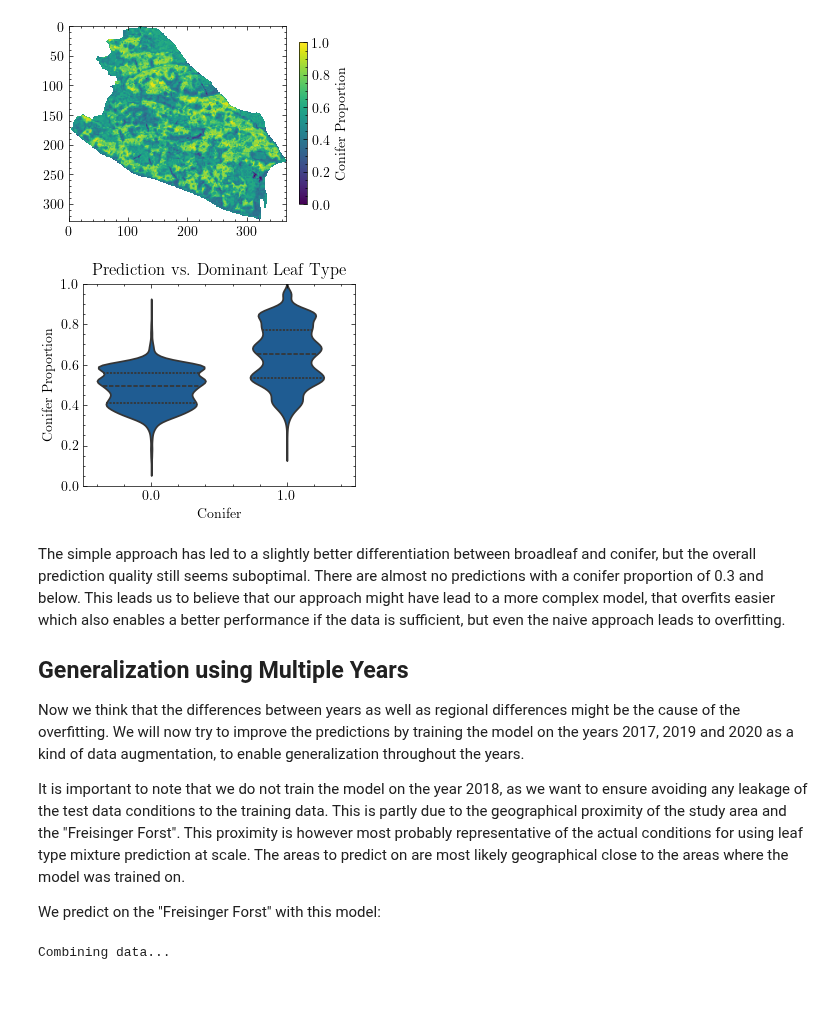
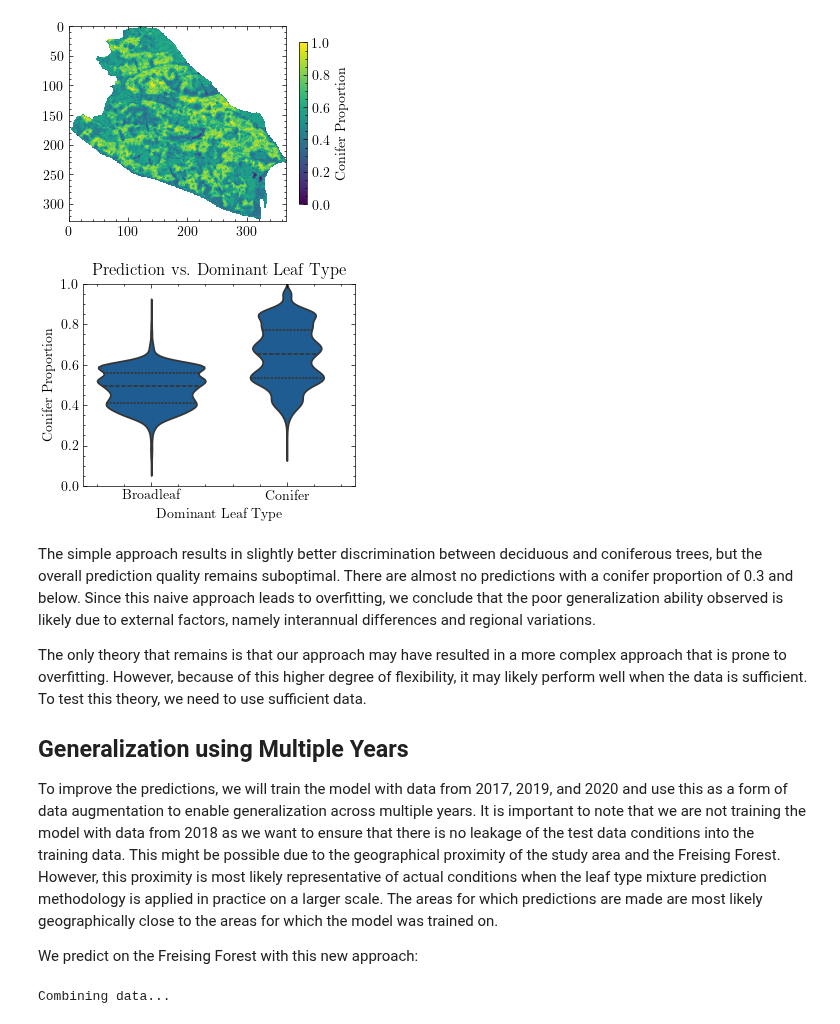
Before and after one commit to Lumcoin/leaf-type-mixture, a Jupyter notebook: notebooks/4-generalization.ipynb, the cells around one changed output. Drawn from its saved outputs; the diff is of its cells as text; code cells hidden in the pictures; blank space fills up the shorter version.

```diff
--- a/notebooks/4-generalization.ipynb
+++ b/notebooks/4-generalization.ipynb
@@ -335,29 +342,33 @@ plt.show()
 # %%
 # Compare prediction with DLT
 dominant_leaf_type = load_raster(dlt_path)
 prediction = load_raster(prediction_path)
 
 mask = prediction.notna() & dominant_leaf_type.notna()
 dominant_leaf_type = dominant_leaf_type[mask]
 prediction = prediction[mask]
 
 ax = sns.violinplot(x=dominant_leaf_type, y=prediction, inner="quart")
+ax.set_xticks([0, 1])
+ax.set_xticklabels(["Broadleaf", "Conifer"])
+ax.set_xlabel("Dominant Leaf Type")
 ax.set_title("Prediction vs. Dominant Leaf Type")
 ax.set_ylim(0, 1)
 
-plt.show()
+figure_path = f"../reports/figures/generalization/Simple Model Prediction vs. DLT.svg"
+plt.savefig(figure_path, dpi=300)
 # %% [output]
-[figure, old version]
+[figure, new version]
 # %% [markdown]
-The simple approach has led to a slightly better differentiation between broadleaf and conifer, but the overall prediction quality still seems suboptimal. There are almost no predictions with a conifer proportion of 0.3 and below. This leads us to believe that our approach might have lead to a more complex model, that overfits easier which also enables a better performance if the data is sufficient, but even the naive approach leads to overfitting.
+The simple approach results in slightly better discrimination between deciduous and coniferous trees, but the overall prediction quality remains suboptimal. There are almost no predictions with a conifer proportion of 0.3 and below. Since this naive approach leads to overfitting, we conclude that the poor generalization ability observed is likely due to external factors, namely interannual differences and regional variations.
+
+The only theory that remains is that our approach may have resulted in a more complex approach that is prone to overfitting. However, because of this higher degree of flexibility, it may likely perform well when the data is sufficient. To test this theory, we need to use sufficient data.
 
 ## Generalization using Multiple Years
 
-Now we think that the differences between years as well as regional differences might be the cause of the overfitting. We will now try to improve the predictions by training the model on the years 2017, 2019 and 2020 as a kind of data augmentation, to enable generalization throughout the years.
+To improve the predictions, we will train the model with data from 2017, 2019, and 2020 and use this as a form of data augmentation to enable generalization across multiple years. It is important to note that we are not training the model with data from 2018 as we want to ensure that there is no leakage of the test data conditions into the training data. This might be possible due to the geographical proximity of the study area and the Freising Forest. However, this proximity is most likely representative of actual conditions when the leaf type mixture prediction methodology is applied in practice on a larger scale. The areas for which predictions are made are most likely geographically close to the areas for which the model was trained on.
 
-It is important to note that we do not train the model on the year 2018, as we want to ensure avoiding any leakage of the test data conditions to the training data. This is partly due to the geographical proximity of the study area and the "Freisinger Forst". This proximity is however most probably representative of the actual conditions for using leaf type mixture prediction at scale. The areas to predict on are most likely geographical close to the areas where the model was trained on.
-
-We predict on the "Freisinger Forst" with this model:
+We predict on the Freising Forest with this new approach:
 # %%
 # Create data for 2017, 2019, and 2020
 target_path = "../data/processed/target.tif"
```
Also changed, not shown: parts of 12 cells of this notebook, 27 other files.
